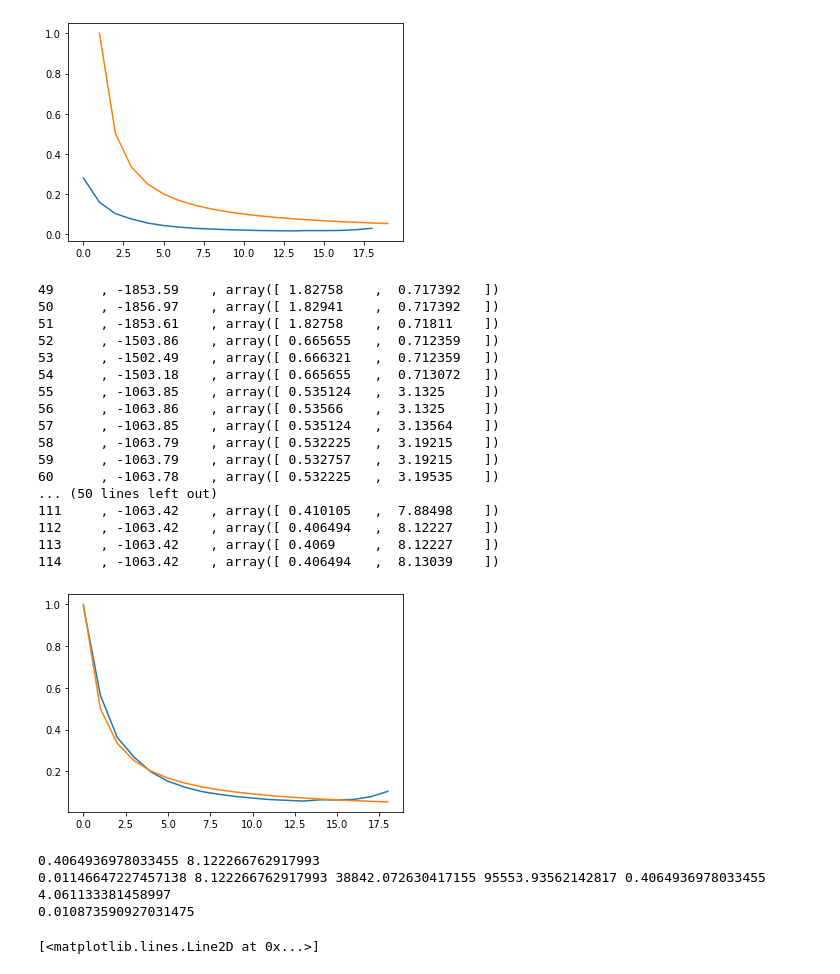
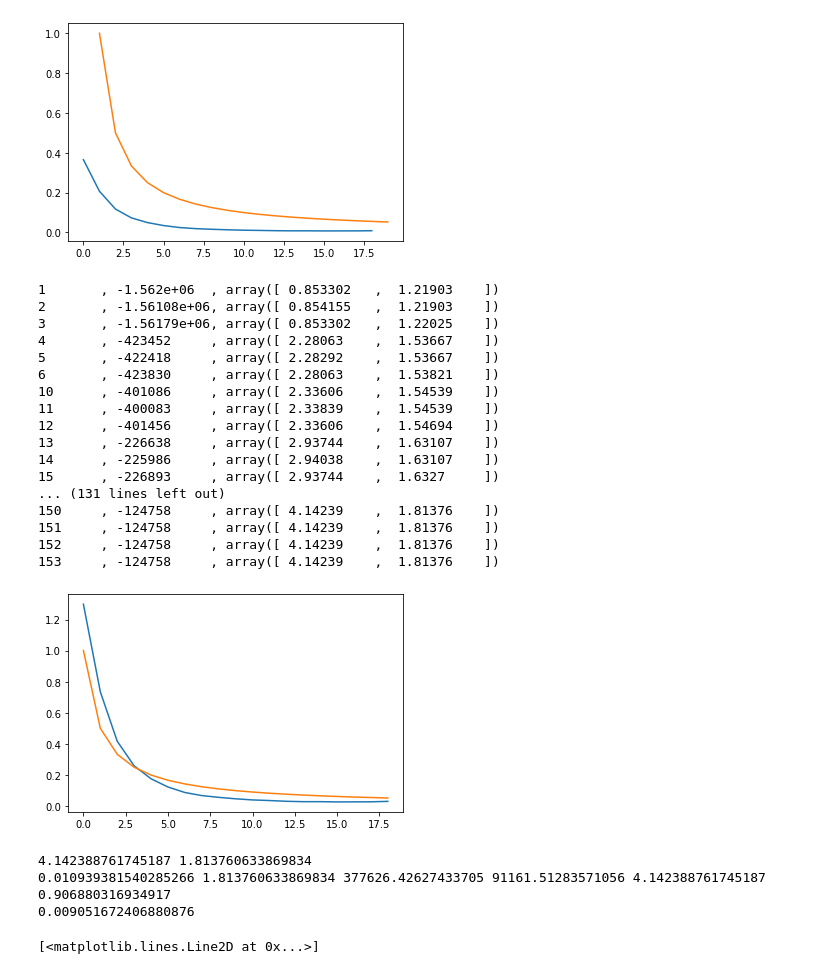
Before and after one commit to silastittes/parv_local, a Jupyter notebook: notebooks/demography.ipynb, the cells around one changed output. Drawn from its saved outputs; the diff is of its cells as text; code cells hidden in the pictures.

```diff
--- a/notebooks/demography.ipynb
+++ b/notebooks/demography.ipynb
@@ -65,11 +65,11 @@ def three_epoch(params, ns, pts):
     fs = Spectrum.from_phi(phi, ns, (xx,))
     return fs
 
-#with open("../data/angsd_pi/v5--Teo--random1_Palmar_Chico.sfs") as f:
+with open("../data/angsd_pi/v5--Teo--Los_Guajes.sfs") as f:
 #with open("../data/angsd_sfs/v5--Teo--Amatlan_de_Canas_fold4_AT,AG,AC,TA,TG,TC,GA,GT,GC,CA,CT,CG_sfs.txt") as f:
 #with open("../data/angsd_sfs/v5--Teo--Palmar_Chico_fold4_AT,AG,AC,TA,TG,TC,GA,GT,GC,CA,CT,CG_sfs.txt") as f:
 #with open("../data/angsd_sfs/v5--Teo--random2_Palmar_Chico_fold4_AT,AG,AC,TA,TG,TC,GA,GT,GC,CA,CT,CG_sfs.txt") as f:
-with open("../data/angsd_sfs/v5--Teo--Los_Guajes_fold4_AT,AG,AC,TA,TG,TC,GA,GT,GC,CA,CT,CG_sfs.txt") as f:
+#with open("../data/angsd_sfs/v5--Teo--Los_Guajes_fold4_AT,AG,AC,TA,TG,TC,GA,GT,GC,CA,CT,CG_sfs.txt") as f:
     sfs = f.readlines()[0].split()
     sfs = [float(s) for s in sfs]
 
@@ -92,55 +92,55 @@ ll_model = dadi.Inference.ll_multinom(model, fs)
 theta = dadi.Inference.optimal_sfs_scaling(model, fs)
 
 lower_bound, upper_bound = [1e-1, 1e-1], [1e1, 1e1]
 p0 = dadi.Misc.perturb_params(params, lower_bound=lower_bound, upper_bound=upper_bound)
 dadi_opt = dadi.Inference.optimize_log(p0, fs, my_extrap_func, pts, verbose=1, maxiter=5000, lower_bound=lower_bound, upper_bound=upper_bound)
 
 #p0 = dadi.Misc.perturb_params(params)
 #dadi_opt = dadi.Inference.optimize_log(p0, fs, my_extrap_func, pts, verbose=1, maxiter=1000)
 
 plt.plot(sfs[1:-1]/theta)
 plt.plot(my_extrap_func(params, ns, pts)[1:-1])
 plt.show()
 
 ns = ns
 reps = 10
 bps = 10000
 
 mu = 3e-8
 nu, T = dadi_opt
 
 print(f"{nu} {T}")
 theta_sc = theta / sum(sfs)
 #N_0 = theta_sc/(4*mu)
 #N_anc = N_0 / nu
 N_anc = theta_sc/(4*mu)
 N_0 = nu * N_anc
 c = 1.6e-8
 print(f"{theta_sc} {T} {N_0} {N_anc} {nu} {T/2}")
 print(fs.pi()/sum(sfs))
 # %% [output]
-[figure, old version]
+[figure, new version]
-49      , -1853.59    , array([ 1.82758    ,  0.717392   ])
-50      , -1856.97    , array([ 1.82941    ,  0.717392   ])
-51      , -1853.61    , array([ 1.82758    ,  0.71811    ])
-52      , -1503.86    , array([ 0.665655   ,  0.712359   ])
-53      , -1502.49    , array([ 0.666321   ,  0.712359   ])
-54      , -1503.18    , array([ 0.665655   ,  0.713072   ])
-55      , -1063.85    , array([ 0.535124   ,  3.1325     ])
-56      , -1063.86    , array([ 0.53566    ,  3.1325     ])
-57      , -1063.85    , array([ 0.535124   ,  3.13564    ])
-58      , -1063.79    , array([ 0.532225   ,  3.19215    ])
-59      , -1063.79    , array([ 0.532757   ,  3.19215    ])
-60      , -1063.78    , array([ 0.532225   ,  3.19535    ])
-... (50 lines left out)
-111     , -1063.42    , array([ 0.410105   ,  7.88498    ])
-112     , -1063.42    , array([ 0.406494   ,  8.12227    ])
-113     , -1063.42    , array([ 0.4069     ,  8.12227    ])
-114     , -1063.42    , array([ 0.406494   ,  8.13039    ])
+1       , -1.562e+06  , array([ 0.853302   ,  1.21903    ])
+2       , -1.56108e+06, array([ 0.854155   ,  1.21903    ])
+3       , -1.56179e+06, array([ 0.853302   ,  1.22025    ])
+4       , -423452     , array([ 2.28063    ,  1.53667    ])
+5       , -422418     , array([ 2.28292    ,  1.53667    ])
+6       , -423830     , array([ 2.28063    ,  1.53821    ])
+10      , -401086     , array([ 2.33606    ,  1.54539    ])
+11      , -400083     , array([ 2.33839    ,  1.54539    ])
+12      , -401456     , array([ 2.33606    ,  1.54694    ])
+13      , -226638     , array([ 2.93744    ,  1.63107    ])
+14      , -225986     , array([ 2.94038    ,  1.63107    ])
+15      , -226893     , array([ 2.93744    ,  1.6327     ])
+... (131 lines left out)
+150     , -124758     , array([ 4.14239    ,  1.81376    ])
+151     , -124758     , array([ 4.14239    ,  1.81376    ])
+152     , -124758     , array([ 4.14239    ,  1.81376    ])
+153     , -124758     , array([ 4.14239    ,  1.81376    ])
-[figure, old version]
+[figure, new version]
-0.4064936978033455 8.122266762917993
-0.01146647227457138 8.122266762917993 38842.072630417155 95553.93562142817 0.4064936978033455 4.061133381458997
-0.010873590927031475
+4.142388761745187 1.813760633869834
+0.010939381540285266 1.813760633869834 377626.42627433705 91161.51283571056 4.142388761745187 0.906880316934917
+0.009051672406880876
 # %%
 #plt.plot(sfs[1:-1])
 
```
Also changed, not shown: 6 other files.
